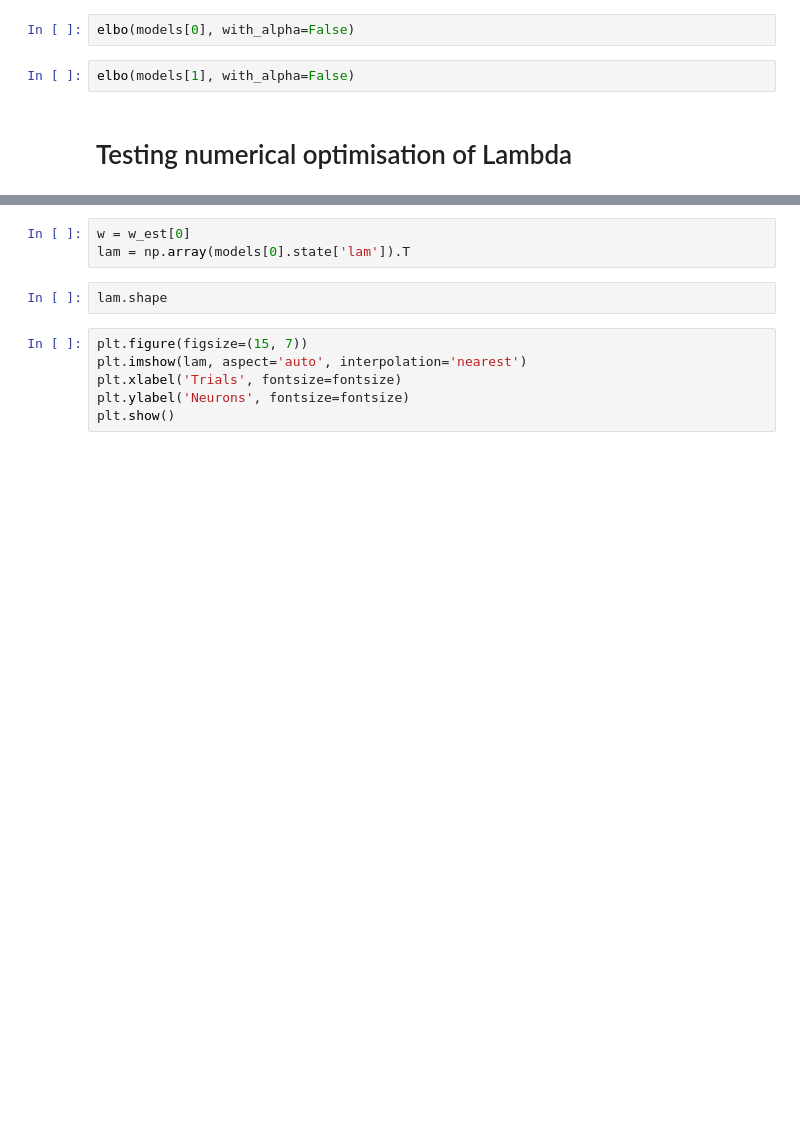
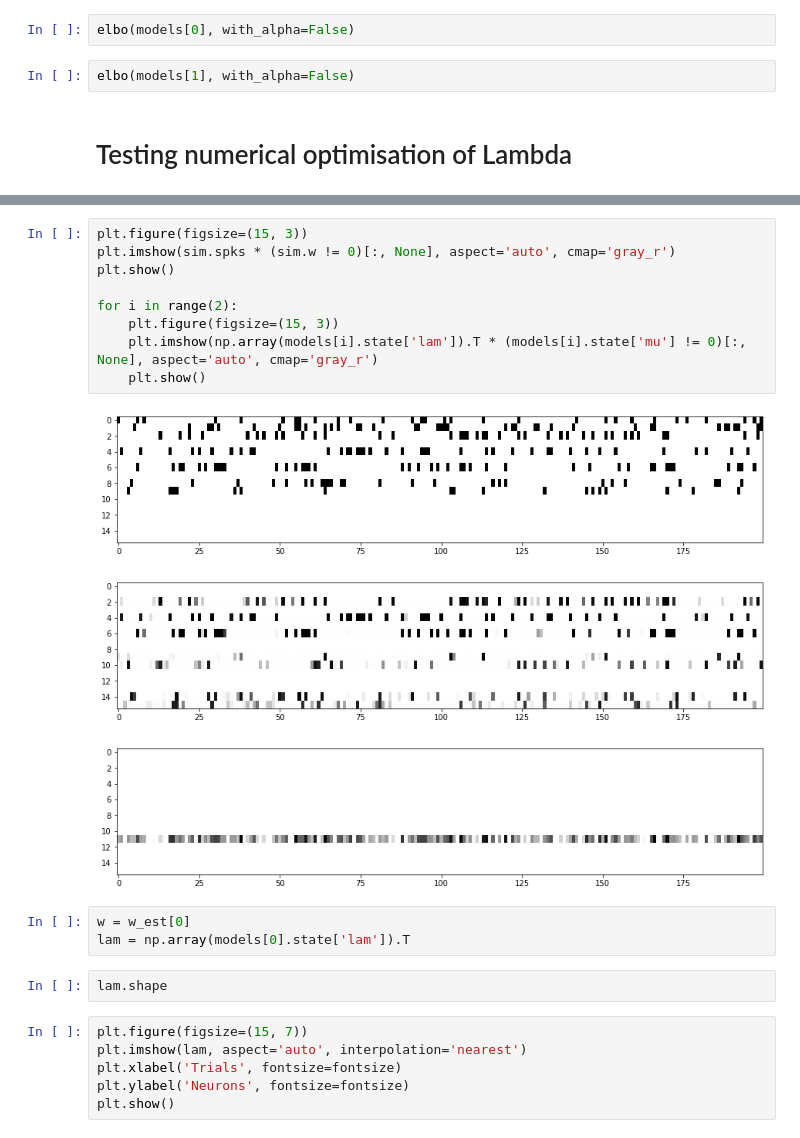
Before and after one commit to marcustriplett/circuitmap, a Jupyter notebook: notebooks/adaprobe_jax_implementation.ipynb, the cells around one changed output, grey strips where cells are left out. Saved outputs shown, nothing was run; the diff lists cells and outputs as text; blank space fills up the shorter version.

```diff
--- a/notebooks/adaprobe_jax_implementation.ipynb
+++ b/notebooks/adaprobe_jax_implementation.ipynb
@@ -539,3 +572,16 @@ NameError: name 'args' is not defined
+# %%
+plt.figure(figsize=(15, 3))
+plt.imshow(sim.spks * (sim.w != 0)[:, None], aspect='auto', cmap='gray_r')
+plt.show()
+
+for i in range(2):
+    plt.figure(figsize=(15, 3))
+    plt.imshow(np.array(models[i].state['lam']).T * (models[i].state['mu'] != 0)[:, None], aspect='auto', cmap='gray_r')
+    plt.show()
+# %% [output]
+[figure, added]
+[figure, added]
+[figure, added]
 # %%
 w = w_est[0]
 lam = np.array(models[0].state['lam']).T
```
Also changed, not shown: parts of 8 cells of this notebook.
